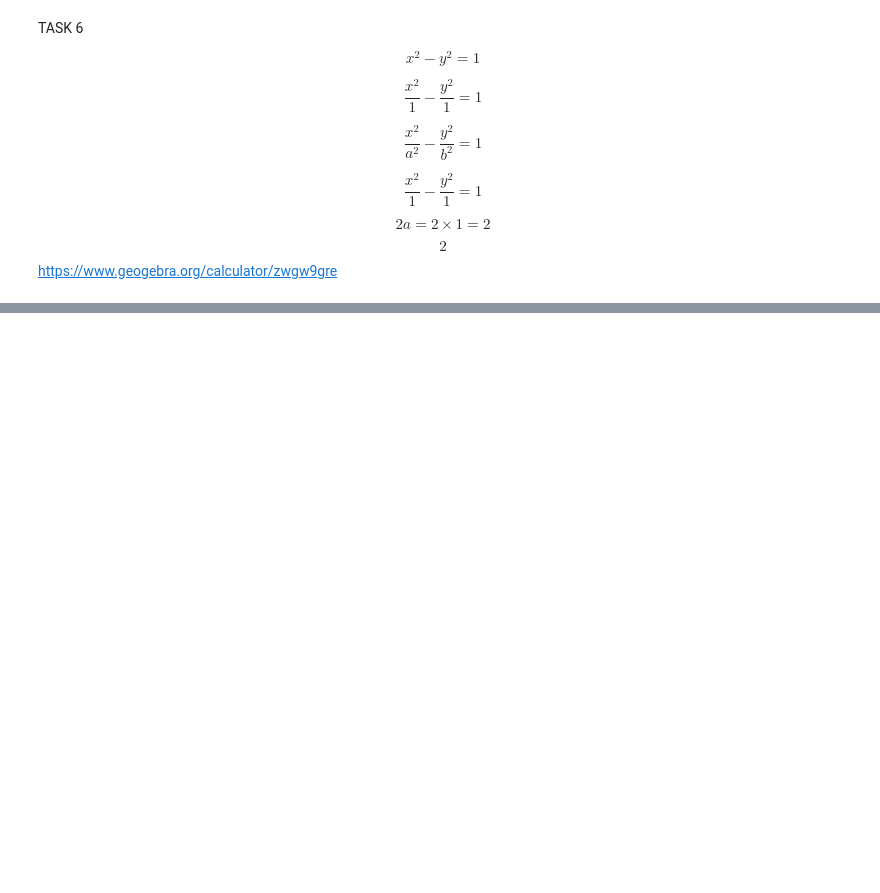
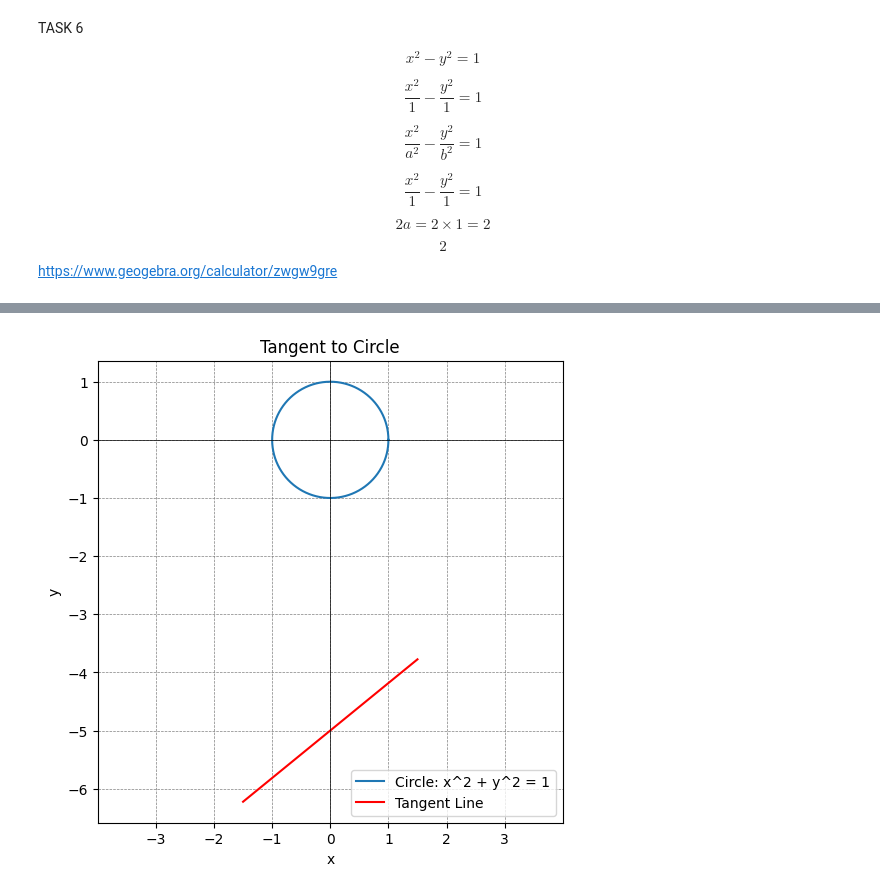
Before and after one commit to HafizYuzbasov/Math-2024-25-Winter, a Jupyter notebook: Notebooks_EN/02_Analytic_Geometry/06_Conic_Curves/Conic_Curves_exercise.ipynb, the cells around one changed output, grey strips where cells are left out. Cells and saved outputs as stored; diff of their text form; code cells hidden in the pictures; blank space fills up the shorter version.

```diff
--- a/Notebooks_EN/02_Analytic_Geometry/06_Conic_Curves/Conic_Curves_exercise.ipynb
+++ b/Notebooks_EN/02_Analytic_Geometry/06_Conic_Curves/Conic_Curves_exercise.ipynb
@@ -432,0 +515,27 @@ https://www.geogebra.org/calculator/zwgw9gre
+# %%
+def plot_tangent_and_circle():
+    theta = np.linspace(0, 2 * np.pi, 500)
+    x_circle = np.cos(theta)
+    y_circle = np.sin(theta)
+
+    # Tangent line y = mx - 5 (calculated slope m = sqrt(6)/3)
+    m = sp.sqrt(6) / 3
+    x_vals = np.linspace(-1.5, 1.5, 500)
+    tangent_y = m * x_vals - 5
+
+    plt.figure(figsize=(6, 6))
+    plt.plot(x_circle, y_circle, label="Circle: x^2 + y^2 = 1")
+    plt.plot(x_vals, tangent_y, label="Tangent Line", color='red')
+    plt.axhline(0, color='black', linewidth=0.5)
+    plt.axvline(0, color='black', linewidth=0.5)
+    plt.grid(color='gray', linestyle='--', linewidth=0.5)
+    plt.legend()
+    plt.title("Tangent to Circle")
+    plt.xlabel("x")
+    plt.ylabel("y")
+    plt.axis('equal')
+    plt.show()
+
+plot_tangent_and_circle()
+# %% [output]
+[figure, added]
```
Also changed, not shown: parts of 5 cells of this notebook.
